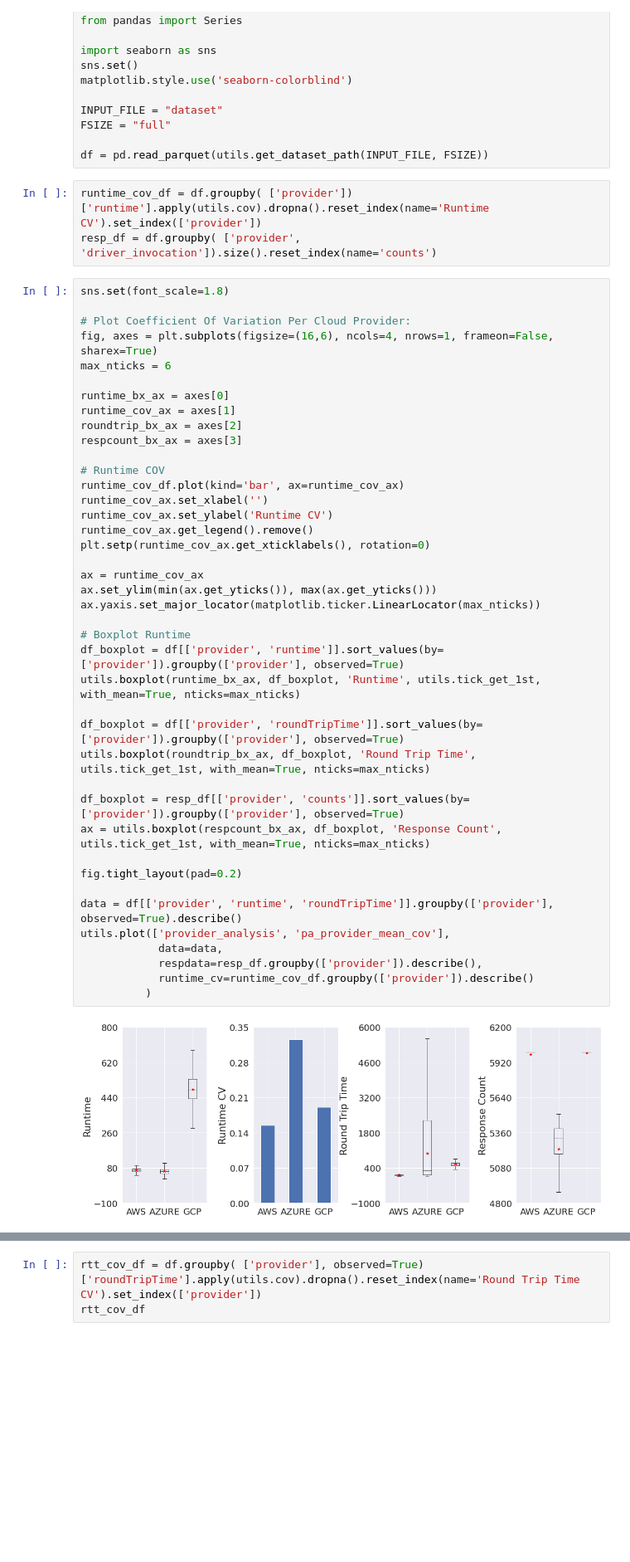
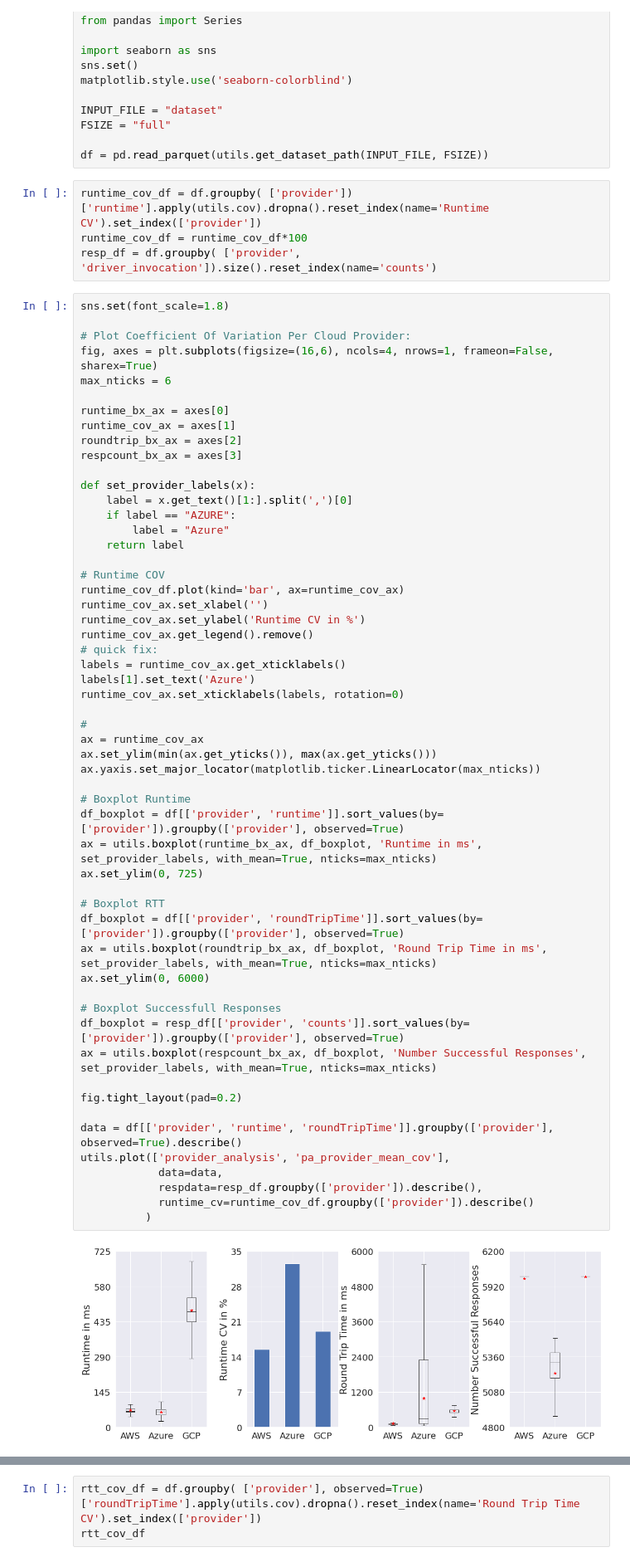
Before and after one commit to l8518/geot-faas, a Jupyter notebook: 020_provider_analysis.ipynb, the cells around one changed output, grey strips where cells are left out. Shown at 83% size. Cells and saved outputs as stored; diff of their text form; blank space fills up the shorter version.

Commit message:
update plot

```diff
--- a/020_provider_analysis.ipynb
+++ b/020_provider_analysis.ipynb
@@ -23,6 +23,7 @@ FSIZE = "full"
 df = pd.read_parquet(utils.get_dataset_path(INPUT_FILE, FSIZE))
 # %%
 runtime_cov_df = df.groupby( ['provider'])['runtime'].apply(utils.cov).dropna().reset_index(name='Runtime CV').set_index(['provider'])
+runtime_cov_df = runtime_cov_df*100
 resp_df = df.groupby( ['provider', 'driver_invocation']).size().reset_index(name='counts')
 # %%
 sns.set(font_scale=1.8)
@@ -34,39 +35,53 @@ max_nticks = 6
 runtime_bx_ax = axes[0]
 runtime_cov_ax = axes[1]
 roundtrip_bx_ax = axes[2]
 respcount_bx_ax = axes[3]
 
+def set_provider_labels(x):
+    label = x.get_text()[1:].split(',')[0]
+    if label == "AZURE":
+        label = "Azure"
+    return label
+
 # Runtime COV
 runtime_cov_df.plot(kind='bar', ax=runtime_cov_ax)
 runtime_cov_ax.set_xlabel('')
-runtime_cov_ax.set_ylabel('Runtime CV')
+runtime_cov_ax.set_ylabel('Runtime CV in %')
 runtime_cov_ax.get_legend().remove()
-plt.setp(runtime_cov_ax.get_xticklabels(), rotation=0)
+# quick fix:
+labels = runtime_cov_ax.get_xticklabels()
+labels[1].set_text('Azure')
+runtime_cov_ax.set_xticklabels(labels, rotation=0)
 
+#
 ax = runtime_cov_ax
 ax.set_ylim(min(ax.get_yticks()), max(ax.get_yticks()))
 ax.yaxis.set_major_locator(matplotlib.ticker.LinearLocator(max_nticks))
 
 # Boxplot Runtime
 df_boxplot = df[['provider', 'runtime']].sort_values(by=['provider']).groupby(['provider'], observed=True)
-utils.boxplot(runtime_bx_ax, df_boxplot, 'Runtime', utils.tick_get_1st, with_mean=True, nticks=max_nticks)
+ax = utils.boxplot(runtime_bx_ax, df_boxplot, 'Runtime in ms', set_provider_labels, with_mean=True, nticks=max_nticks)
+ax.set_ylim(0, 725)
 
+# Boxplot RTT
 df_boxplot = df[['provider', 'roundTripTime']].sort_values(by=['provider']).groupby(['provider'], observed=True)
-utils.boxplot(roundtrip_bx_ax, df_boxplot, 'Round Trip Time', utils.tick_get_1st, with_mean=True, nticks=max_nticks)
+ax = utils.boxplot(roundtrip_bx_ax, df_boxplot, 'Round Trip Time in ms', set_provider_labels, with_mean=True, nticks=max_nticks)
+ax.set_ylim(0, 6000)
 
+# Boxplot Successfull Responses
 df_boxplot = resp_df[['provider', 'counts']].sort_values(by=['provider']).groupby(['provider'], observed=True)
-ax = utils.boxplot(respcount_bx_ax, df_boxplot, 'Response Count', utils.tick_get_1st, with_mean=True, nticks=max_nticks)
+ax = utils.boxplot(respcount_bx_ax, df_boxplot, 'Number Successful Responses', set_provider_labels, with_mean=True, nticks=max_nticks)
 
 fig.tight_layout(pad=0.2)
 
 data = df[['provider', 'runtime', 'roundTripTime']].groupby(['provider'], observed=True).describe()
 utils.plot(['provider_analysis', 'pa_provider_mean_cov'],
             data=data,
             respdata=resp_df.groupby(['provider']).describe(),
             runtime_cv=runtime_cov_df.groupby(['provider']).describe()
           )
 # %% [output]
-[figure, old version]
+[figure, new version]
 data
               runtime                                                     \
                count        mean        std    min    25%    50%    75%
```
Also changed, not shown: parts of 1 cell of this notebook, 3 other files.
